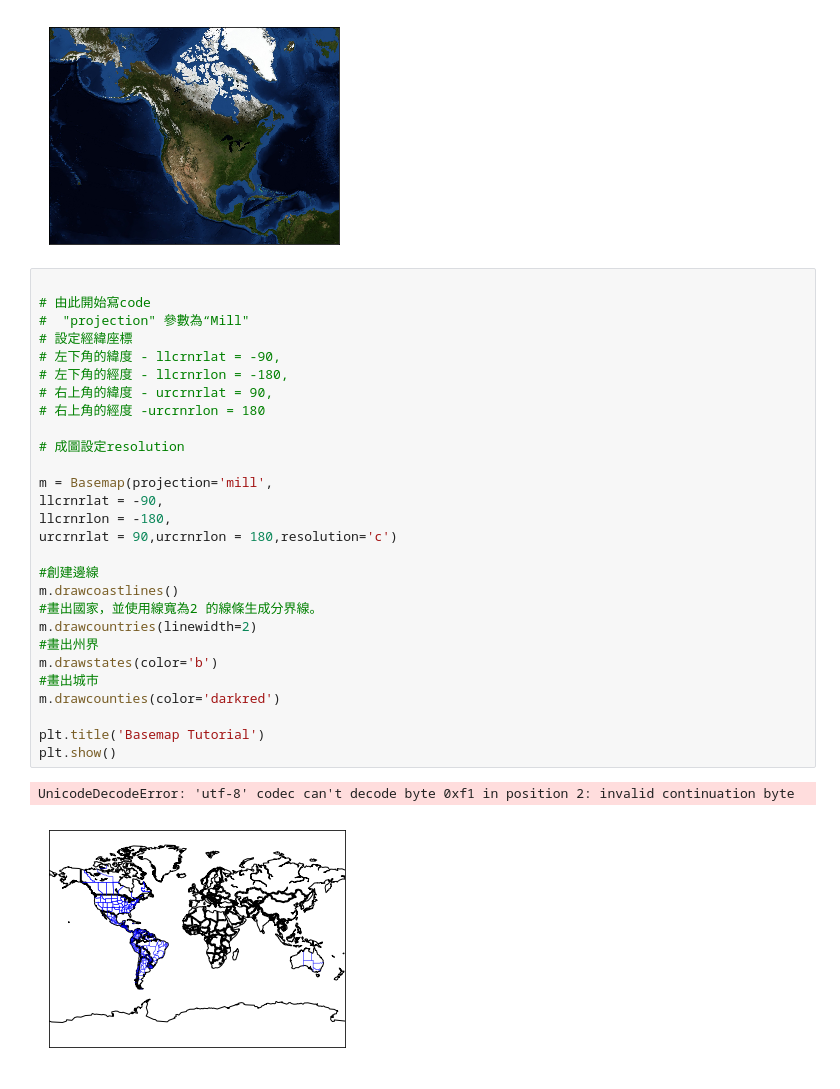
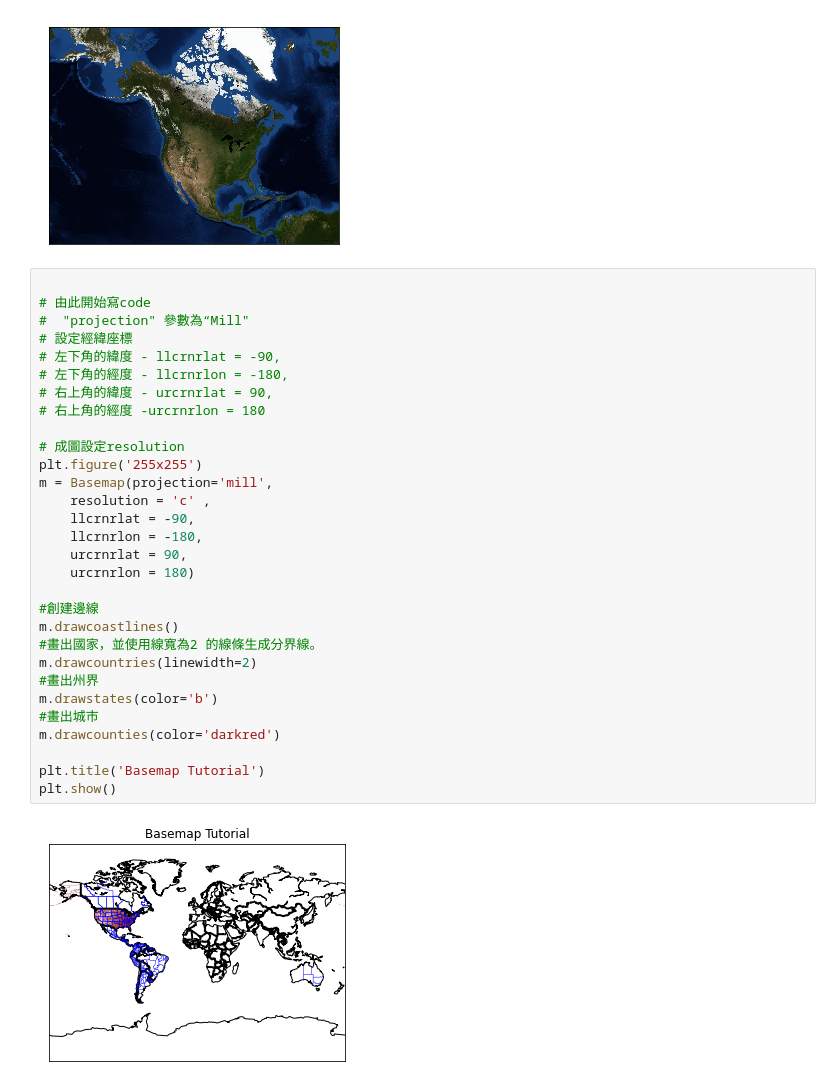
Before and after one commit to stanser12/ML100Days, a Jupyter notebook: homework/DV_Day-7_Basemap_作業.ipynb, the cells around one changed output. Drawn from its saved outputs; the diff is of its cells as text.

```diff
--- a/homework/DV_Day-7_Basemap_作業.ipynb
+++ b/homework/DV_Day-7_Basemap_作業.ipynb
@@ -71,31 +71,32 @@ Clipping input data to the valid range for imshow with RGB data ([0..1] for floa
 # %%
 
 # 由此開始寫code
 #  "projection" 參數為“Mill"
 # 設定經緯座標
 # 左下角的緯度 - llcrnrlat = -90,
 # 左下角的經度 - llcrnrlon = -180,
 # 右上角的緯度 - urcrnrlat = 90,
 # 右上角的經度 -urcrnrlon = 180
 
 # 成圖設定resolution
-
+plt.figure('255x255')
 m = Basemap(projection='mill',
-llcrnrlat = -90,
-llcrnrlon = -180,
-urcrnrlat = 90,urcrnrlon = 180,resolution='c')
+    resolution = 'c' ,
+    llcrnrlat = -90,
+    llcrnrlon = -180,
+    urcrnrlat = 90,
+    urcrnrlon = 180)
 
 #創建邊線
 m.drawcoastlines()
 #畫出國家，並使用線寬為2 的線條生成分界線。
 m.drawcountries(linewidth=2)
 #畫出州界
 m.drawstates(color='b')
 #畫出城市
 m.drawcounties(color='darkred')
 
 plt.title('Basemap Tutorial')
 plt.show()
 # %% [output]
-UnicodeDecodeError: 'utf-8' codec can't decode byte 0xf1 in position 2: invalid continuation byte
-[figure, old version]
+[figure, new version]
```
Also changed, not shown: parts of 1 cell of this notebook.
